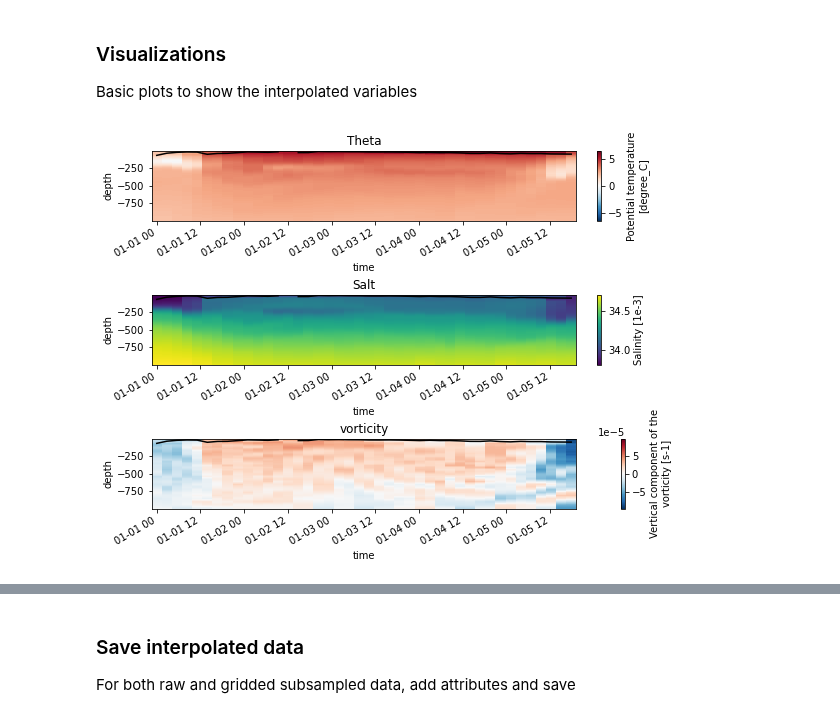
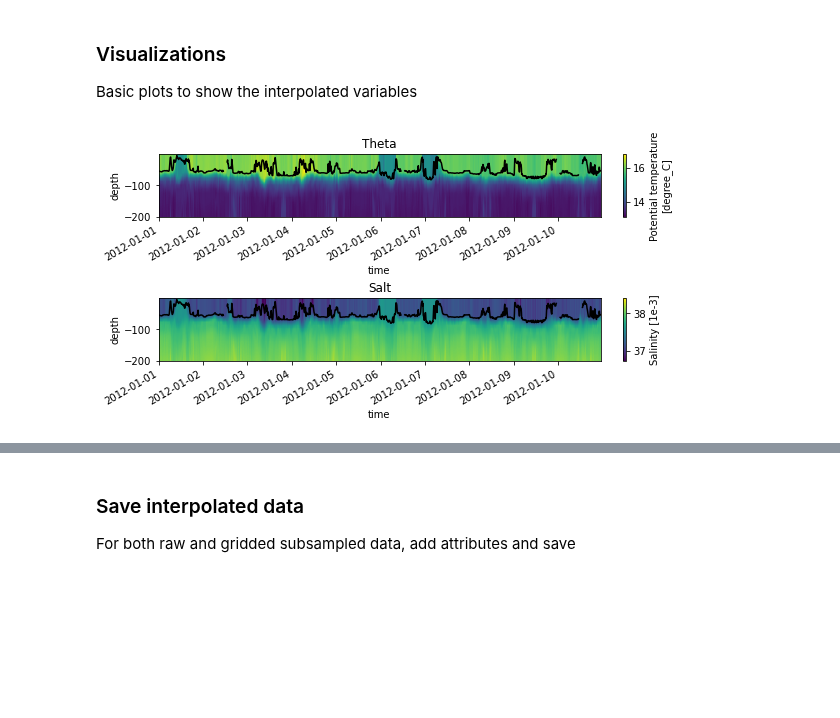
Before and after one commit to kdrushka/model-subsampling, a Jupyter notebook: testing/osse_code.ipynb, the cells around one changed output, grey strips where cells are left out. Cells and saved outputs as stored; diff of their text form; code cells hidden in the pictures; blank space fills up the shorter version.

```diff
--- a/testing/osse_code.ipynb
+++ b/testing/osse_code.ipynb
@@ -71,11 +71,17 @@ from osse_tools import download_llc4320_data, compute_derived_fields, get_survey
 # WesternMed  ROAM_MIZ  NewCaledonia  NWPacific  BassStrait  RockallTrough  ACC_SMST
 # MarmaraSea  LabradorSea  CapeBasin
 RegionName = 'ACC_SMST'
+# RegionName = 'ROAM_MIZ'
+# RegionName = 'CapeBasin'
+# RegionName = 'NWPacific'
+# RegionName = 'WesternMed'
+
 
 # specify date range as start date & number of days.
 start_date = datetime.date(2012,1,1)
 # NOTE: ndays must be >1
-ndays = 5
+ndays = 20
+
 
 
 # directory where data files are stored
@@ -99,14 +105,14 @@ SAVE_FIGURES = True # True or False
 #    sim_mooring treats the mooring datapoints like a glider,
 #    whereas mooring interpolates directly to the mooring grid and should be faster
 sampling_details = {
-    'SAMPLING_STRATEGY' : 'sim_glider',
+    'SAMPLING_STRATEGY' : 'sim_uctd',
    # 'SAMPLING_STRATEGY' : 'trajectory_file', # options: sim_glider, sim_uctd or trajectory_file.add:  ASV
 #     'SAMPLING_STRATEGY' : 'mooring', # options: sim_glider, sim_uctd, sim_mooring or trajectory_file.add: ASV.
 #     'PATTERN' : 'lawnmower', # back-forth or lawnmower
-    'zrange' : [-1, -1000],  # depth range of T/S profiles (down is negative). * add U/V range? *
+    'zrange' : [-1, -500],  # depth range of T/S profiles (down is negative). * add U/V range? *
 #     'zmooring_TS' : list(range(-10,-1000,-10)) # instrument depths for moorings. T/S and U/V are the same.
-    'hspeed' : 0.25,  # platform horizontal speed in m/s (for glider, uCTD)
-    'vspeed' : 0.1, # platform vertical (profile) speed in m/s  (for glider, uCTD)
+    'hspeed' : 3,  # platform horizontal speed in m/s (for glider, uCTD)
+    'vspeed' : 1, # platform vertical (profile) speed in m/s  (for glider, uCTD)
    # 'trajectory_file' : '../data/survey_trajectory_ACC_SMST_glider.nc', # if SAMPLING_STRATEGY = 'trajectory_file', specify trajectory file
     'AT_END' : 'reverse', # behaviour at and of trajectory: 'reverse', 'repeat' or 'terminate'. (could also 'restart'?)
     'DERIVED_VARIABLES' : True, # specify whether or not to process the derived variables (steric height, rotated velocity, vorticity) - slower and takes significant to derive/save the stored variables
@@ -348,23 +333,23 @@ Basic plots to show the interpolated variables
 # %%
 # 3d fields
 vbls3d = ['Theta','Salt','U','V','vorticity']
-vbls3d = ['Theta','Salt','vorticity']
+vbls3d = ['Theta','Salt']
 ylim = [min(sgridded['depth'].values), max(sgridded['depth'].values)]
-# ylim = [-200, -1]
+ylim = [-200, -1]
 
 nr = len(vbls3d) # # of rows
 fig,ax=plt.subplots(nr,figsize=(8,len(vbls3d)*2),constrained_layout=True)
 
 
 for j in range(nr):
     sgridded[vbls3d[j]].plot(ax=ax[j], ylim=ylim)
     ax[j].plot(sgridded.time.data, -sgridded.KPPhbl.data, c='k')
     ax[j].set_title(vbls3d[j])
 
 if SAVE_FIGURES:
     plt.savefig(figdir + filename_base + '_3D.png', dpi=400, transparent=False, facecolor='white')
 # %% [output]
-[figure, old version]
+[figure, new version]
 # %%
 ## selected 2d fields
 j=0
```
Also changed, not shown: parts of 13 cells of this notebook, 1 other file.
